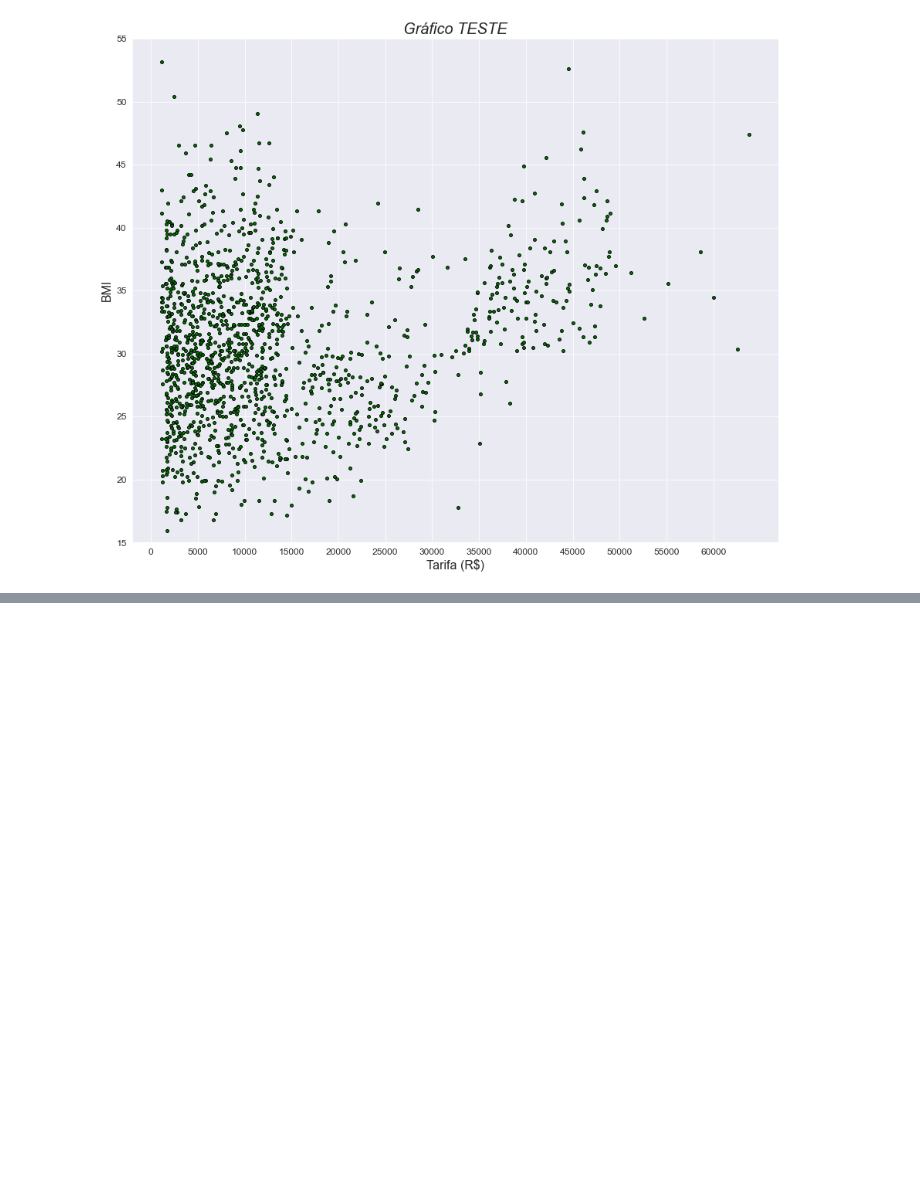
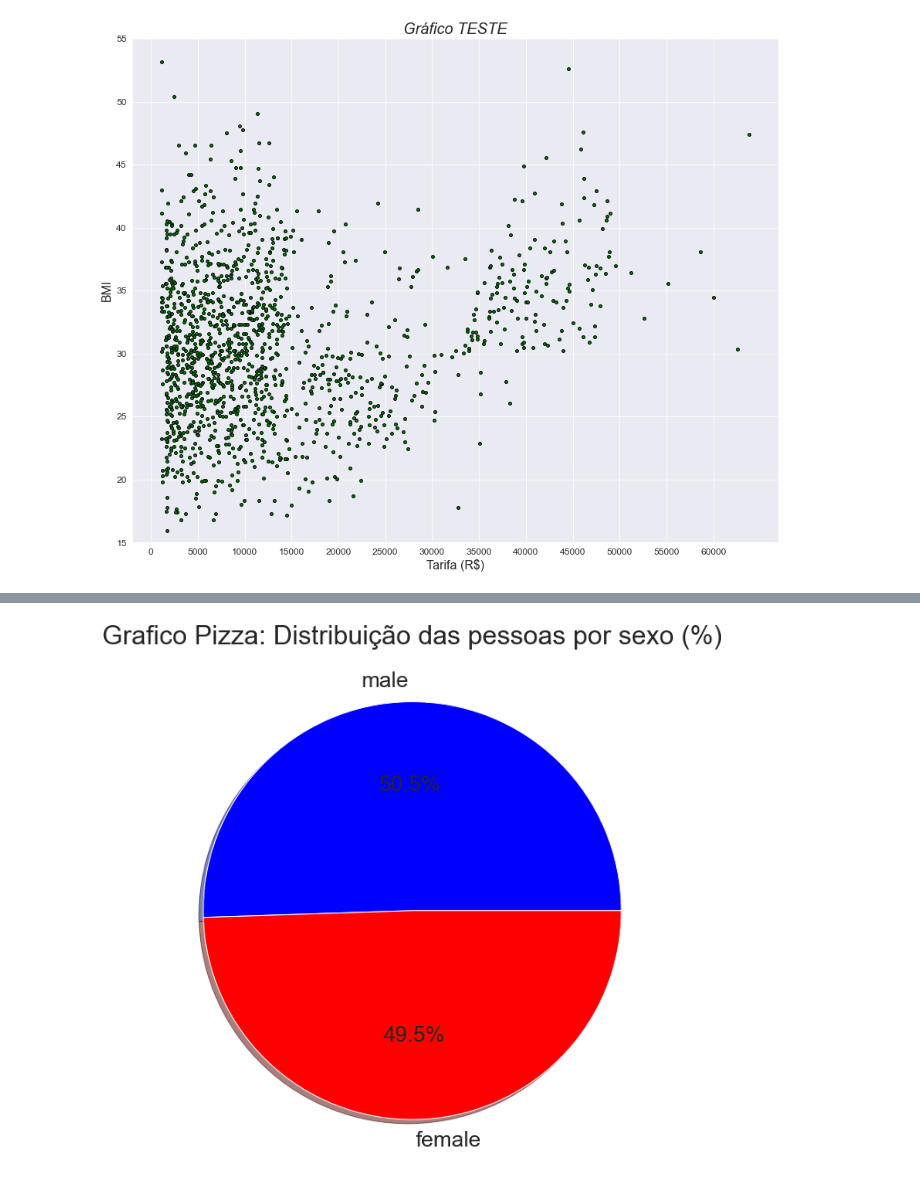
Before and after one commit to KndHvH/367, a Jupyter notebook: FIAP/MachineLearning/checkpoints/2/ML - Checkpoint2e3 - NOME.ipynb, the cells around one changed output, grey strips where cells are left out. Saved outputs shown, nothing was run; the diff lists cells and outputs as text; code cells hidden in the pictures; blank space fills up the shorter version.

```diff
--- a/FIAP/MachineLearning/checkpoints/2/ML - Checkpoint2e3 - NOME.ipynb
+++ b/FIAP/MachineLearning/checkpoints/2/ML - Checkpoint2e3 - NOME.ipynb
@@ -190,6 +191,6 @@ plt.show()
 
 male = df[df.sex=="male"].count()
 female = df[df.sex=="female"].count()
-male["sex"]
-coluna = ["Maculino","Feminino"]
-quantidade = [male["sex"],female["sex"]]
+sexos = df["sex"].unique()
+coluna = (sexos[1],sexos[0])
+quantidade = (male["sex"],female["sex"])
@@ -219,0 +197,10 @@ Name: sex, Length: 1338, dtype: object
+# %%
+plt.figure(figsize=(11,11))
+plt.pie(autopct="%1.1f%%",x=quantidade,labels=coluna,shadow=True,colors=('b','r'),textprops={'fontsize': 25})
+
+plt.title("Grafico Pizza: Distribuição das pessoas por sexo (%)",fontsize=30)
+
+
+plt.show()
+# %% [output]
+[figure, added]
```
Also changed, not shown: parts of 6 cells of this notebook.
